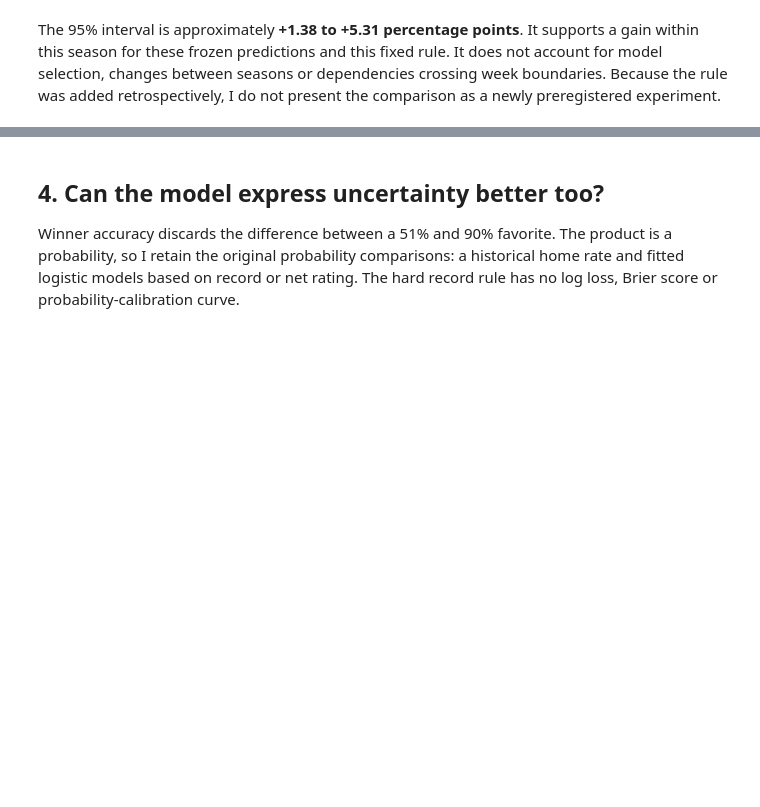
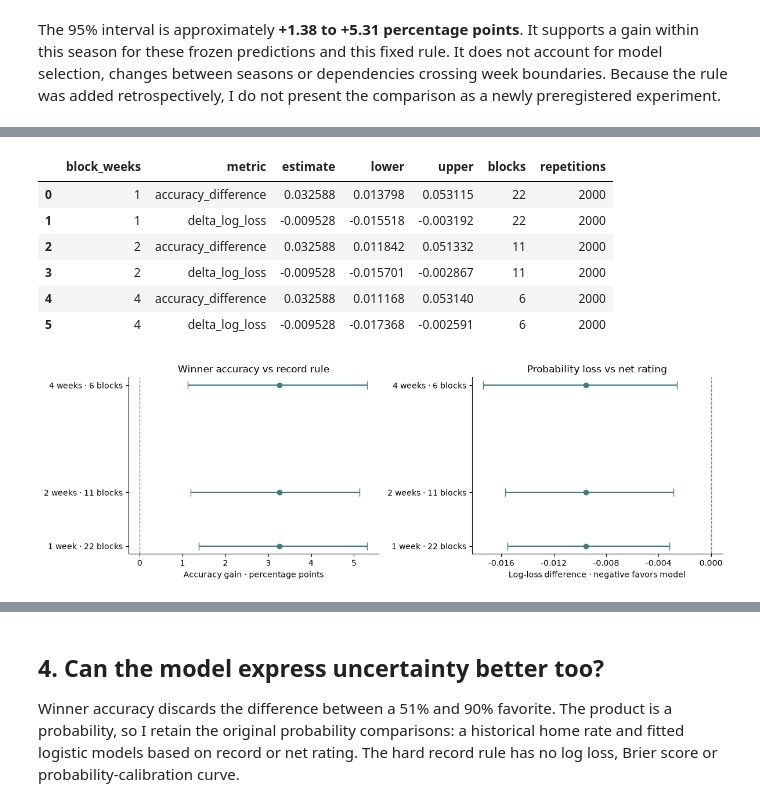
Before and after one commit to kevinrouse/nba-game-predictor, a Jupyter notebook: notebooks/04_model_interpretation.ipynb, the cells around one changed output, grey strips where cells are left out. Cells and saved outputs as stored; diff of their text form; code cells hidden in the pictures; blank space fills up the shorter version.

```diff
--- a/notebooks/04_model_interpretation.ipynb
+++ b/notebooks/04_model_interpretation.ipynb
@@ -170,0 +177,56 @@ The 95% interval is approximately **+1.38 to +5.31 percentage points**. It suppo
+# %%
+from src.validation import uncertainty_sensitivity
+from matplotlib.ticker import MaxNLocator, FormatStrFormatter
+
+sensitivity = uncertainty_sensitivity(test, block_lengths=(1, 2, 4), repetitions=2000)
+display(sensitivity.round(6))
+fig, axes = plt.subplots(1, 2, figsize=(12, 4))
+for ax, metric, multiplier, title, xlabel in [
+    (
+        axes[0],
+        "accuracy_difference",
+        100,
+        "Winner accuracy vs record rule",
+        "Accuracy gain · percentage points",
+    ),
+    (
+        axes[1],
+        "delta_log_loss",
+        1,
+        "Probability loss vs net rating",
+        "Log-loss difference · negative favors model",
+    ),
+]:
+    rows = sensitivity[sensitivity.metric.eq(metric)]
+    ax.errorbar(
+        multiplier * rows.estimate,
+        rows.block_weeks,
+        xerr=np.vstack(
+            [
+                multiplier * (rows.estimate - rows.lower),
+                multiplier * (rows.upper - rows.estimate),
+            ]
+        ),
+        fmt="o",
+        color=TEAL,
+        capsize=5,
+    )
+    ax.axvline(0, color="#8c8174", linestyle="--", linewidth=1)
+    ax.set(
+        yticks=[1, 2, 4],
+        yticklabels=["1 week · 22 blocks", "2 weeks · 11 blocks", "4 weeks · 6 blocks"],
+        title=title,
+        xlabel=xlabel,
+    )
+axes[1].xaxis.set_major_locator(MaxNLocator(5))
+axes[1].xaxis.set_major_formatter(FormatStrFormatter("%.3f"))
+finish(fig, "story_block_sensitivity.png")
+# %% [output]
+|  | block_weeks | metric | estimate | lower | upper | blocks | repetitions |
+| 0 | 1 | accuracy_difference | 0.032588 | 0.013798 | 0.053115 | 22 | 2000 |
+| 1 | 1 | delta_log_loss | -0.009528 | -0.015518 | -0.003192 | 22 | 2000 |
+| 2 | 2 | accuracy_difference | 0.032588 | 0.011842 | 0.051332 | 11 | 2000 |
+| 3 | 2 | delta_log_loss | -0.009528 | -0.015701 | -0.002867 | 11 | 2000 |
+| 4 | 4 | accuracy_difference | 0.032588 | 0.011168 | 0.053140 | 6 | 2000 |
+| 5 | 4 | delta_log_loss | -0.009528 | -0.017368 | -0.002591 | 6 | 2000 |
+[figure, added]
```
Also changed, not shown: parts of 3 cells of this notebook, 33 other files.
